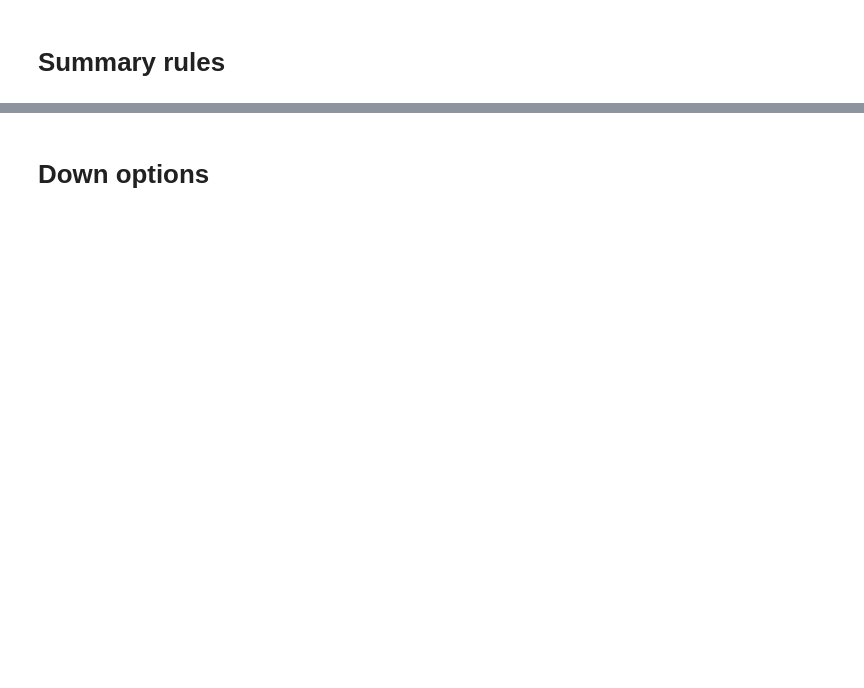
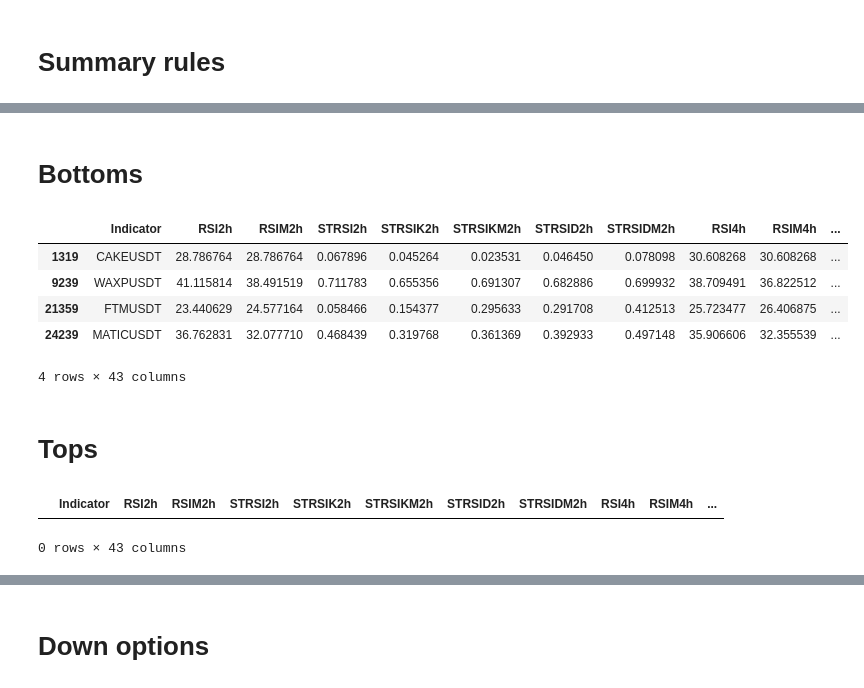
Before and after one commit to hjabbour/ML, a Jupyter notebook: HLST-FIXLIST-Direction.ipynb, the cells around one changed output, grey strips where cells are left out. Saved outputs shown, nothing was run; the diff lists cells and outputs as text; code cells hidden in the pictures; blank space fills up the shorter version.

```diff
--- a/HLST-FIXLIST-Direction.ipynb
+++ b/HLST-FIXLIST-Direction.ipynb
@@ -426,0 +428,26 @@ drop
+# %% [markdown]
+# Bottoms
+# %%
+drop = final.loc[( (bottom4h)&(bottom8h) & (bottom12h) & (bottom1d) & (bottom3d))]
+drop = final.loc[( (bottom8h) & (bottom12h) & (bottom1d) & (bottom3d))]
+
+drop
+# %% [output]
+|  | Indicator | RSI2h | RSIM2h | STRSI2h | STRSIK2h | STRSIKM2h | STRSID2h | STRSIDM2h | RSI4h | RSIM4h | ... |
+| 1319 | CAKEUSDT | 28.786764 | 28.786764 | 0.067896 | 0.045264 | 0.023531 | 0.046450 | 0.078098 | 30.608268 | 30.608268 | ... |
+| 9239 | WAXPUSDT | 41.115814 | 38.491519 | 0.711783 | 0.655356 | 0.691307 | 0.682886 | 0.699932 | 38.709491 | 36.822512 | ... |
+| 21359 | FTMUSDT | 23.440629 | 24.577164 | 0.058466 | 0.154377 | 0.295633 | 0.291708 | 0.412513 | 25.723477 | 26.406875 | ... |
+| 24239 | MATICUSDT | 36.762831 | 32.077710 | 0.468439 | 0.319768 | 0.361369 | 0.392933 | 0.497148 | 35.906606 | 32.355539 | ... |
+4 rows × 43 columns
+# %% [markdown]
+# Tops
+# %%
+drop = final.loc[( (top8h) & (top12h) & (top1d) & (top3d))]
+drop = final.loc[( (top8h) & (top4h) & (top2h))]
+#drop = final.loc[((top4h) & (top2h))]
+
+
+drop
+# %% [output]
+|  | Indicator | RSI2h | RSIM2h | STRSI2h | STRSIK2h | STRSIKM2h | STRSID2h | STRSIDM2h | RSI4h | RSIM4h | ... |
+0 rows × 43 columns
```
Also changed, not shown: parts of 41 cells of this notebook, 5 other files.
